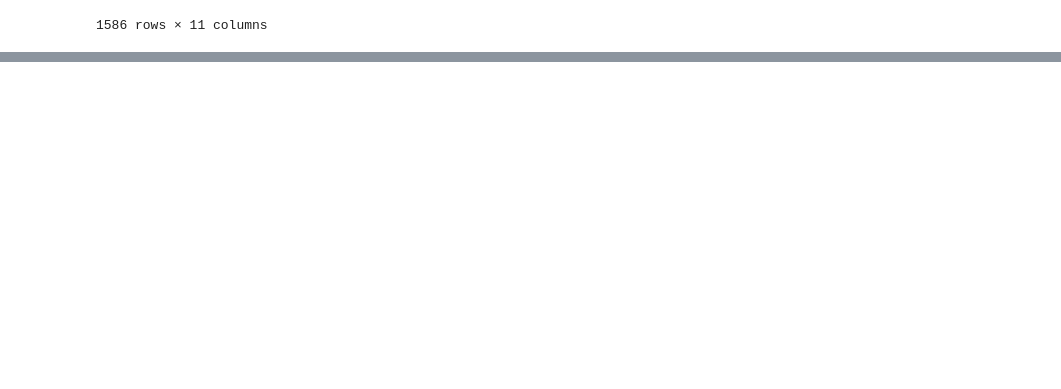
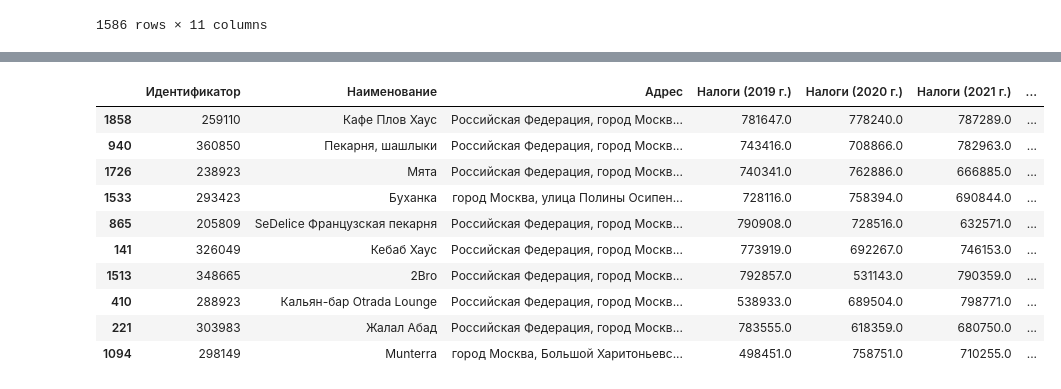
Before and after one commit to alekgs/python_progs, a Jupyter notebook: Notebooks/Pandas/ДЗ - Комбинирование данных и преобразование формы.ipynb, the cells around one changed output, grey strips where cells are left out. Cells and saved outputs as stored; diff of their text form; code cells hidden in the pictures; blank space fills up the shorter version.

```diff
--- a/Notebooks/Pandas/ДЗ - Комбинирование данных и преобразование формы.ipynb
+++ b/Notebooks/Pandas/ДЗ - Комбинирование данных и преобразование формы.ipynb
@@ -83,0 +195,36 @@ result
+# %%
+con = sql.create_engine('sqlite:///indicators_db.sqlite3')
+
+df = pd.read_sql('''
+                    SELECT ID, YEAR, VALUE FROM org_indicators_2019 WHERE INDICATOR_NAME LIKE 'Налоги'
+                    UNION ALL SELECT ID, YEAR, VALUE FROM org_indicators_2020_2022 WHERE INDICATOR_NAME LIKE 'Налоги'
+                 '''
+                  ,con
+                 )
+
+df = df.pivot(index='ID', columns='YEAR', values='VALUE').dropna()
+
+#df = df[df.notna().all(axis=1)]
+
+df['Total'] = df.sum(axis=1)
+
+result = df_main.merge(df, on='ID')
+
+result.columns = ['Идентификатор', 'Наименование', 'Адрес', 'Налоги (2019 г.)',
+                   'Налоги (2020 г.)', 'Налоги (2021 г.)', 'Налоги (2022 г.)', 'Налоги (Всего)']
+
+# result.sort_values(['Налоги (Всего)', 'Наименование'], ascending=[False, True]).head(10)
+
+result.nlargest(10, 'Налоги (Всего)') #.to_csv('result_task4.csv', index=False)
+# %% [output]
+|  | Идентификатор | Наименование | Адрес | Налоги (2019 г.) | Налоги (2020 г.) | Налоги (2021 г.) | ... |
+| 1858 | 259110 | Кафе Плов Хаус | Российская Федерация, город Москв... | 781647.0 | 778240.0 | 787289.0 | ... |
+| 940 | 360850 | Пекарня, шашлыки | Российская Федерация, город Москв... | 743416.0 | 708866.0 | 782963.0 | ... |
+| 1726 | 238923 | Мята | Российская Федерация, город Москв... | 740341.0 | 762886.0 | 666885.0 | ... |
+| 1533 | 293423 | Буханка | город Москва, улица Полины Осипен... | 728116.0 | 758394.0 | 690844.0 | ... |
+| 865 | 205809 | SeDelice Французская пекарня | Российская Федерация, город Москв... | 790908.0 | 728516.0 | 632571.0 | ... |
+| 141 | 326049 | Кебаб Хаус | Российская Федерация, город Москв... | 773919.0 | 692267.0 | 746153.0 | ... |
+| 1513 | 348665 | 2Bro | Российская Федерация, город Москв... | 792857.0 | 531143.0 | 790359.0 | ... |
+| 410 | 288923 | Кальян-бар Otrada Lounge | Российская Федерация, город Москв... | 538933.0 | 689504.0 | 798771.0 | ... |
+| 221 | 303983 | Жалал Абад | Российская Федерация, город Москв... | 783555.0 | 618359.0 | 680750.0 | ... |
+| 1094 | 298149 | Munterra | город Москва, Большой Харитоньевс... | 498451.0 | 758751.0 | 710255.0 | ... |
```
Also changed, not shown: parts of 12 cells of this notebook.
